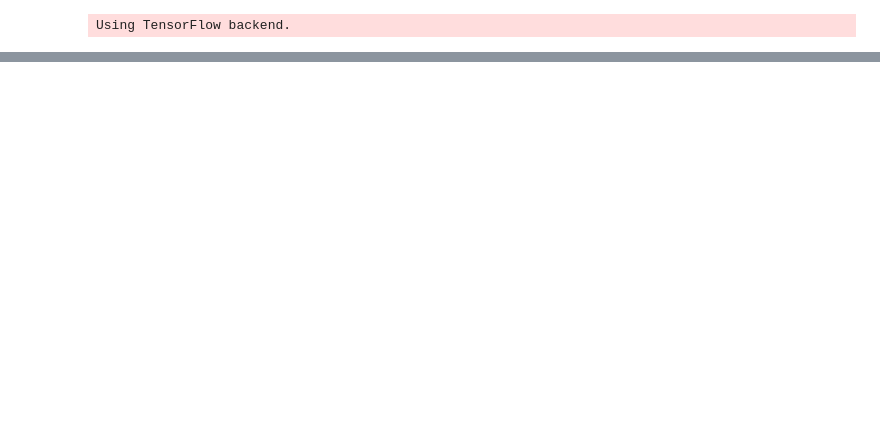
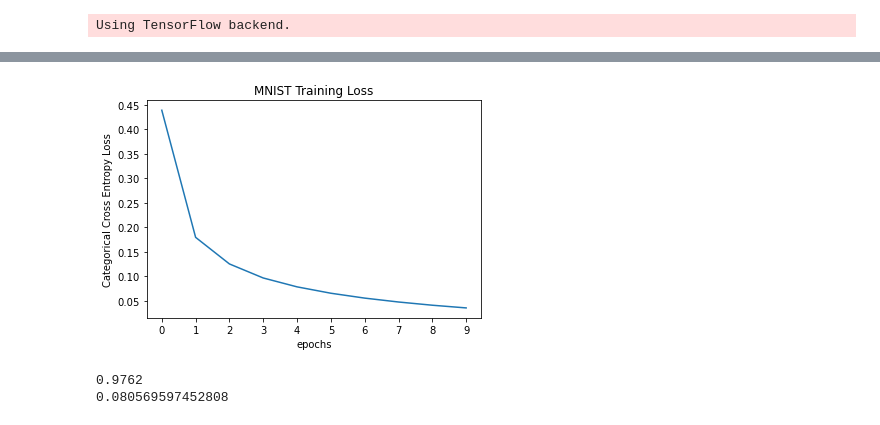
Before and after one commit to Chrysophyt/MultilayerPerceptronFS, a Jupyter notebook: MNISTTest.ipynb, the cells around one changed output, grey strips where cells are left out. Drawn from its saved outputs; the diff is of its cells as text; code cells hidden in the pictures; blank space fills up the shorter version.

```diff
--- a/MNISTTest.ipynb
+++ b/MNISTTest.ipynb
@@ -55,0 +117,21 @@ plt.plot(acc)
+# %%
+plt.plot(loss)
+plt.title('MNIST Training Loss')
+plt.xlabel('epochs')
+plt.ylabel('Categorical Cross Entropy Loss')
+plt.xticks(range(10))
+plt.show()
+# %% [output]
+[figure, added]
+# %%
+#Check Test Acc
+dense_0.forward(x_test)
+activation0.forward(dense_0.output)
+dense_1.forward(activation0.output)
+activation1.forward(dense_1.output)
+
+print(accuracy(activation1.output, y_test))
+print(np.mean(CELoss.forward(activation1.output, y_test)))
+# %% [output]
+0.9762
+0.080569597452808
```
Also changed, not shown: parts of 15 cells of this notebook.
